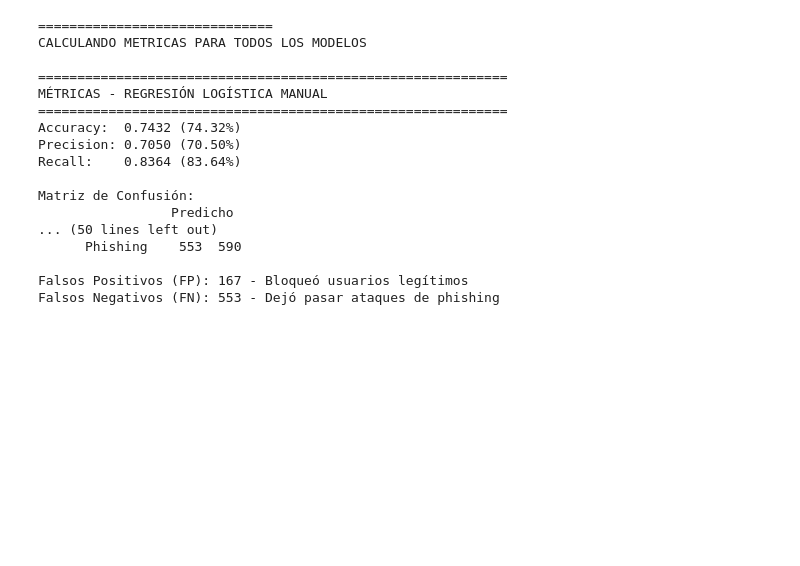
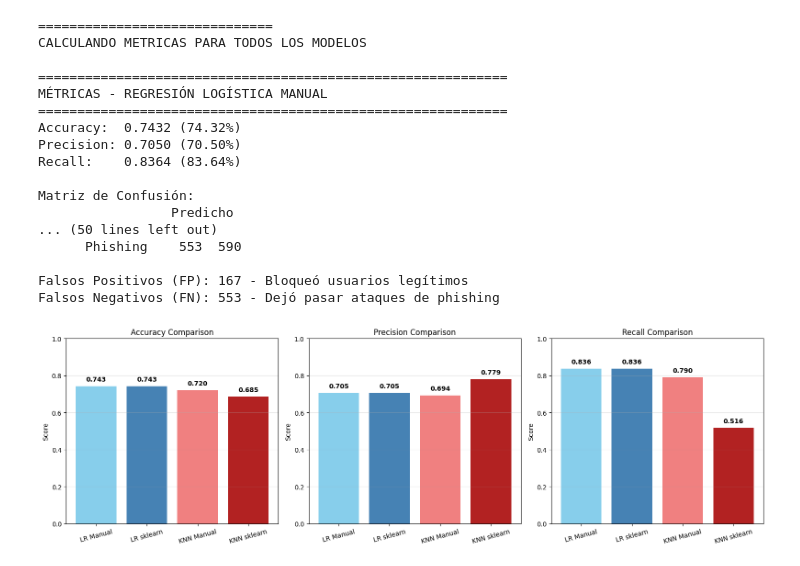
Before and after one commit to DavidDominguez-11/AI-LAB2, a Jupyter notebook: tasks_2_3_4.ipynb, the cells around one changed output. Cells and saved outputs as stored; diff of their text form; code cells hidden in the pictures; blank space fills up the shorter version.

Commit message:
ver comparativa con Graficos de barras

```diff
--- a/tasks_2_3_4.ipynb
+++ b/tasks_2_3_4.ipynb
@@ -810,3 +810,64 @@ Matriz de Confusión:
 
 Falsos Positivos (FP): 167 - Bloqueó usuarios legítimos
 Falsos Negativos (FN): 553 - Dejó pasar ataques de phishing
+# %%
+# ver comparativa con Graficos de barras
+
+# Preparar datos
+modelos = ['LR Manual', 'LR sklearn', 'KNN Manual', 'KNN sklearn']
+accuracy_scores = [
+    metricas_lr_manual['accuracy'],
+    metricas_lr_sklearn['accuracy'],
+    metricas_knn_manual['accuracy'],
+    metricas_knn_sklearn['accuracy']
+]
+precision_scores = [
+    metricas_lr_manual['precision'],
+    metricas_lr_sklearn['precision'],
+    metricas_knn_manual['precision'],
+    metricas_knn_sklearn['precision']
+]
+recall_scores = [
+    metricas_lr_manual['recall'],
+    metricas_lr_sklearn['recall'],
+    metricas_knn_manual['recall'],
+    metricas_knn_sklearn['recall']
+]
+
+
+fig, ax = plt.subplots(1, 3, figsize=(16, 5))
+
+# Accuracy
+ax[0].bar(modelos, accuracy_scores, color=['skyblue', 'steelblue', 'lightcoral', 'firebrick'])
+ax[0].set_ylabel('Score')
+ax[0].set_title('Accuracy Comparison')
+ax[0].set_ylim([0, 1])
+ax[0].grid(axis='y', alpha=0.3)
+ax[0].tick_params(axis='x', rotation=15)
+for i, v in enumerate(accuracy_scores):
+    ax[0].text(i, v + 0.02, f'{v:.3f}', ha='center', va='bottom', fontweight='bold')
+
+# Precision
+ax[1].bar(modelos, precision_scores, color=['skyblue', 'steelblue', 'lightcoral', 'firebrick'])
+ax[1].set_ylabel('Score')
+ax[1].set_title('Precision Comparison')
+ax[1].set_ylim([0, 1])
+ax[1].grid(axis='y', alpha=0.3)
+ax[1].tick_params(axis='x', rotation=15)
+for i, v in enumerate(precision_scores):
+    ax[1].text(i, v + 0.02, f'{v:.3f}', ha='center', va='bottom', fontweight='bold')
+
+# Recall
+ax[2].bar(modelos, recall_scores, color=['skyblue', 'steelblue', 'lightcoral', 'firebrick'])
+ax[2].set_ylabel('Score')
+ax[2].set_title('Recall Comparison')
+ax[2].set_ylim([0, 1])
+ax[2].grid(axis='y', alpha=0.3)
+ax[2].tick_params(axis='x', rotation=15)
+for i, v in enumerate(recall_scores):
+    ax[2].text(i, v + 0.02, f'{v:.3f}', ha='center', va='bottom', fontweight='bold')
+
+plt.tight_layout()
+plt.show()
+# %% [output]
+[figure, added]
```
